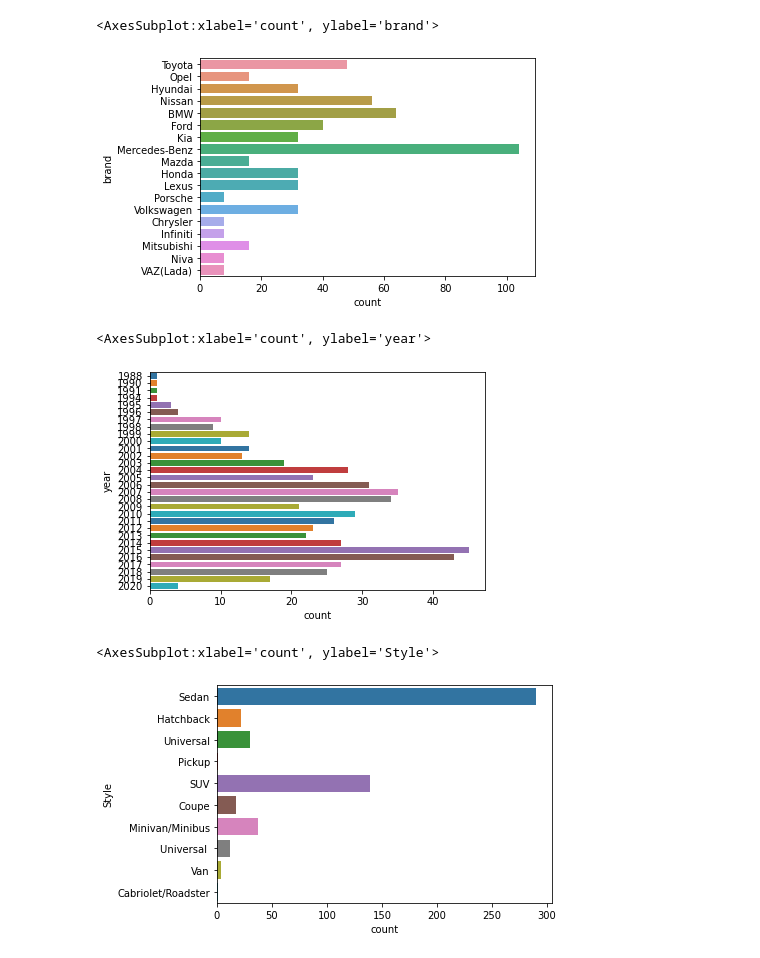
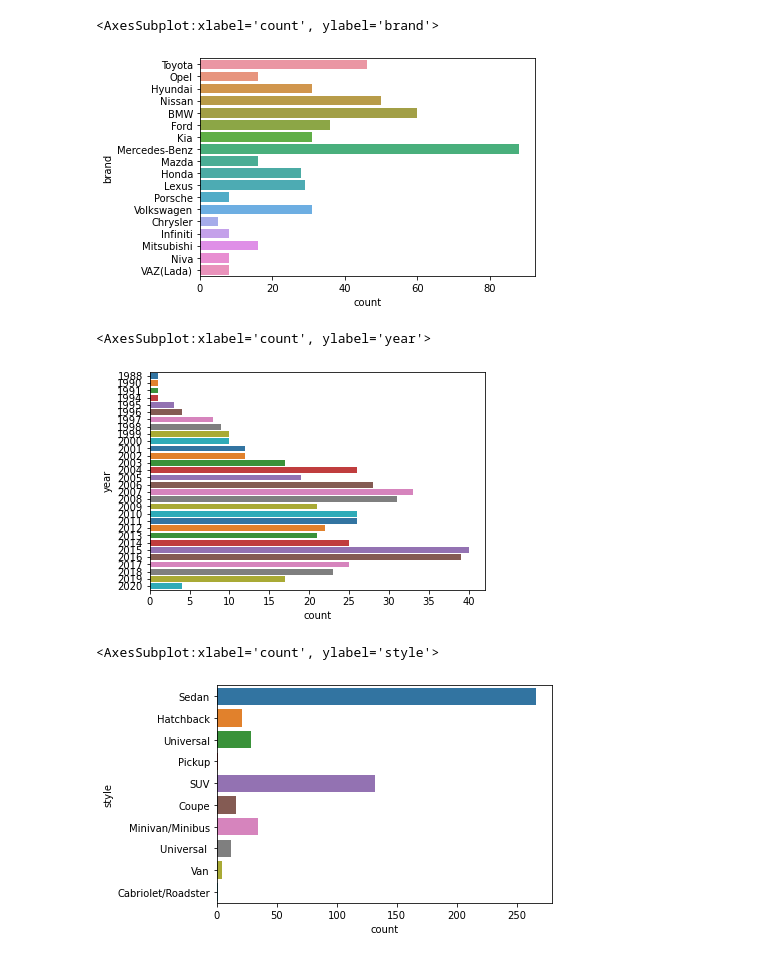
Before and after one commit to AnushavanAleksanyan/Computer_Vision_proj, a Jupyter notebook: src/notebooks/data_exploring.ipynb, the cells around one changed output. Cells and saved outputs as stored; diff of their text form; code cells hidden in the pictures.

```diff
--- a/src/notebooks/data_exploring.ipynb
+++ b/src/notebooks/data_exploring.ipynb
@@ -8,2 +33,2 @@ df = pd.read_csv("../initial_data/labels.csv")
 # %%
-df.drop("folder_size", axis = 1).head()
+df.drop(["folder_size","id"], axis = 1, inplace=True)
@@ -25,0 +44,3 @@ df.head()
+# %%
+# Renaming the columns
+df = df.rename(columns={"Style": "style", "Color": "color"})
@@ -25,0 +69,4 @@ df.head()
+# %%
+# Dropping the duplicates
+df = df.drop_duplicates()
+df.head(5)
@@ -25,0 +101,4 @@ df.head()
+# %%
+# Dropping the missing values.
+df = df.dropna()
+df.count()
@@ -27,15 +114,15 @@ df.head()
 sns.countplot(y="brand", data=df)
 # %% [output]
 <AxesSubplot:xlabel='count', ylabel='brand'>
-[figure, old version]
+[figure, new version]
 # %%
 sns.countplot(y="year", data=df, palette="tab10")
 # %% [output]
 <AxesSubplot:xlabel='count', ylabel='year'>
-[figure, old version]
+[figure, new version]
 # %%
-sns.countplot(y="Style", data=df)
+sns.countplot(y="style", data=df)
 # %% [output]
-<AxesSubplot:xlabel='count', ylabel='Style'>
+<AxesSubplot:xlabel='count', ylabel='style'>
-[figure, old version]
+[figure, new version]
 # %%
```
Also changed, not shown: parts of 20 cells of this notebook.
